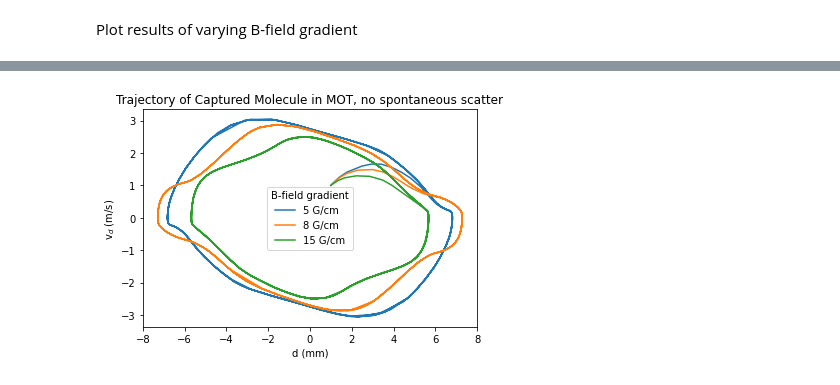
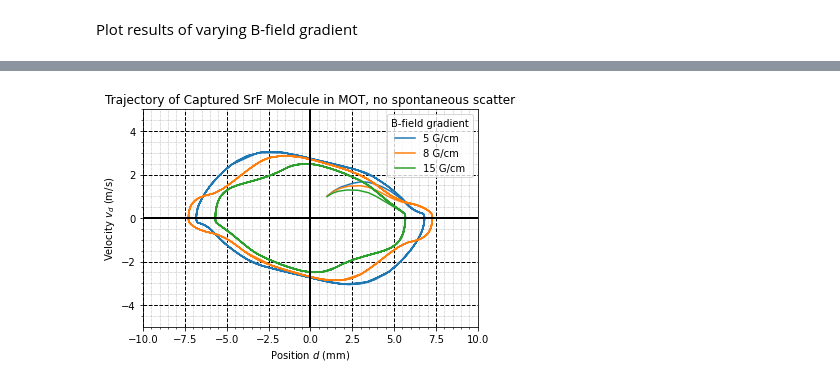
Before and after one commit to geoffrey-zheng/Molecular-MOT-Simulator, a Jupyter notebook: MoleculeMOTTrials/AnalyzeMoleculeMOTPlots.ipynb, the cells around one changed output, grey strips where cells are left out. Drawn from its saved outputs; the diff is of its cells as text; code cells hidden in the pictures.

```diff
--- a/MoleculeMOTTrials/AnalyzeMoleculeMOTPlots.ipynb
+++ b/MoleculeMOTTrials/AnalyzeMoleculeMOTPlots.ipynb
@@ -122,11 +179,29 @@ for i in range(len(timestamps)):
     accel = df.iloc[:, 1].to_numpy()
     plt.plot(pos, accel, label=gradients[i])
 
-plt.xlabel('Position (mm)')
-plt.ylabel('Acceleration (mm/ms$^2$)')
-plt.title('Acceleration vs Position')
+plt.xlabel('Position $d$ (mm)')
+plt.ylabel('Acceleration $a_d$ (mm/ms$^2$)')
+plt.xlim(-15.0, 15.0)
+plt.ylim(-2.5, 2.5)
+
+ax = plt.gca()  # Get the current Axes instance
+# Add additional spines in the middle
+ax.spines['middle_x'] = plt.Line2D((0.5, 0.5), (0, 1), transform=ax.transAxes, color='black', linewidth=2)
+ax.spines['middle_y'] = plt.Line2D((0, 1), (0.5, 0.5), transform=ax.transAxes, color='black', linewidth=2)
+
+# Add the new spines to the axes
+ax.add_line(ax.spines['middle_x'])
+ax.add_line(ax.spines['middle_y'])
+
+plt.grid(linestyle = '--', which = 'major', linewidth = 1, color='black')
+plt.grid(linestyle = ':', which = 'minor', linewidth = 0.5, color = 'gray')
+plt.minorticks_on()
+plt.title('Accel. vs Pos. in SrF Capture MOT, no vibrational branching')
 plt.legend(title='B-field gradient')
+#plt.savefig('./VaryBFieldGrad/AccelVsPos.png')
 plt.show()
+
+
 
 #acceleration vs velocity
 for i in range(len(timestamps)):
@@ -135,10 +210,26 @@ for i in range(len(timestamps)):
     accel = df.iloc[:, 1].to_numpy()
     plt.plot(vel, accel, label=gradients[i])
 
-plt.xlabel('Velocity (m/s)')
-plt.ylabel('Acceleration (mm/ms$^2$)')
-plt.title('Acceleration vs Velocity')
+plt.xlabel('Velocity $v_d$ (m/s)')
+plt.ylabel('Acceleration $a_d$ (mm/ms$^2$)')
+plt.xlim(-20.0, 20.0)
+plt.ylim(-8.0, 8.0)
+
+ax = plt.gca()  # Get the current Axes instance
+# Add additional spines in the middle
+ax.spines['middle_x'] = plt.Line2D((0.5, 0.5), (0, 1), transform=ax.transAxes, color='black', linewidth=2)
+ax.spines['middle_y'] = plt.Line2D((0, 1), (0.5, 0.5), transform=ax.transAxes, color='black', linewidth=2)
+
+# Add the new spines to the axes
+ax.add_line(ax.spines['middle_x'])
+ax.add_line(ax.spines['middle_y'])
+
+plt.title('Accel. vs Vel. in SrF Capture MOT, no vibrational branching')
+plt.grid(linestyle = '--', which = 'major', linewidth = 1, color='black')
+plt.grid(linestyle = ':', which = 'minor', linewidth = 0.5, color = 'gray')
+plt.minorticks_on()
 plt.legend(title='B-field gradient')
+#plt.savefig('./VaryBFieldGrad/AccelVsVel.png')
 plt.show()
 
 
@@ -149,10 +240,26 @@ for i in range(len(timestamps)):
     vel = df.iloc[:, 1].to_numpy()
     plt.plot(pos, vel, label=gradients[i])
 
-plt.xlabel('d (mm)')
-plt.ylabel('v$_d$ (m/s)')
-plt.title('Molecule Trajectory into Capture MOT')
+plt.xlabel('Position $d$ (mm)')
+plt.ylabel('Velocity $v_d$ (m/s)')
+plt.xlim(-15, 15)
+plt.ylim(-6, 16)
+
+ax = plt.gca()  # Get the current Axes instance
+# Add additional spines in the middle
+ax.spines['middle_x'] = plt.Line2D((0.5, 0.5), (0, 1), transform=ax.transAxes, color='black', linewidth=2)
+ax.spines['middle_y'] = plt.Line2D((0, 1), (6/22, 6/22), transform=ax.transAxes, color='black', linewidth=2)
+
+# Add the new spines to the axes
+ax.add_line(ax.spines['middle_x'])
+ax.add_line(ax.spines['middle_y'])
+
+plt.title('SrF Molecule Trajectory into Capture MOT')
+plt.grid(linestyle = '--', which = 'major', linewidth = 1, color='black')
+plt.grid(linestyle = ':', which = 'minor', linewidth = 0.5, color = 'gray')
+plt.minorticks_on()
 plt.legend(title='B-field gradient')
+#plt.savefig('./VaryBFieldGrad/MolTrajIntoMOT.png')
 plt.show()
 
 
@@ -163,9 +270,25 @@ for i in range(len(timestamps)):
     vel = df.iloc[:, 1].to_numpy()
     plt.plot(pos, vel, label=gradients[i])
 
-plt.xlabel('d (mm)')
-plt.ylabel('v$_d$ (m/s)')
-plt.title('Trajectory of Captured Molecule in MOT, no spontaneous scatter')
+plt.xlabel('Position $d$ (mm)')
+plt.ylabel('Velocity $v_d$ (m/s)')
+plt.xlim(-10, 10)
+plt.ylim(-5, 5)
+
+ax = plt.gca()  # Get the current Axes instance
+# Add additional spines in the middle
+ax.spines['middle_x'] = plt.Line2D((0.5, 0.5), (0, 1), transform=ax.transAxes, color='black', linewidth=2)
+ax.spines['middle_y'] = plt.Line2D((0, 1), (0.5, 0.5), transform=ax.transAxes, color='black', linewidth=2)
+
+# Add the new spines to the axes
+ax.add_line(ax.spines['middle_x'])
+ax.add_line(ax.spines['middle_y'])
+
+plt.title('Trajectory of Captured SrF Molecule in MOT, no spontaneous scatter')
+plt.grid(linestyle = '--', which = 'major', linewidth = 1, color='black')
+plt.grid(linestyle = ':', which = 'minor', linewidth = 0.5, color = 'gray')
+plt.minorticks_on()
 plt.legend(title='B-field gradient')
+#plt.savefig('./VaryBFieldGrad/MolTrajDuringMOT.png')
 plt.show()
 # %% [output]
@@ -175,4 +298,4 @@ plt.show()
-[figure, old version]
+[figure, new version]
 # %%
 #in-MOT trajectory, yes photon scatter
 for i in range(len(timestamps)):
```
Also changed, not shown: parts of 8 cells of this notebook, 35 other files.
